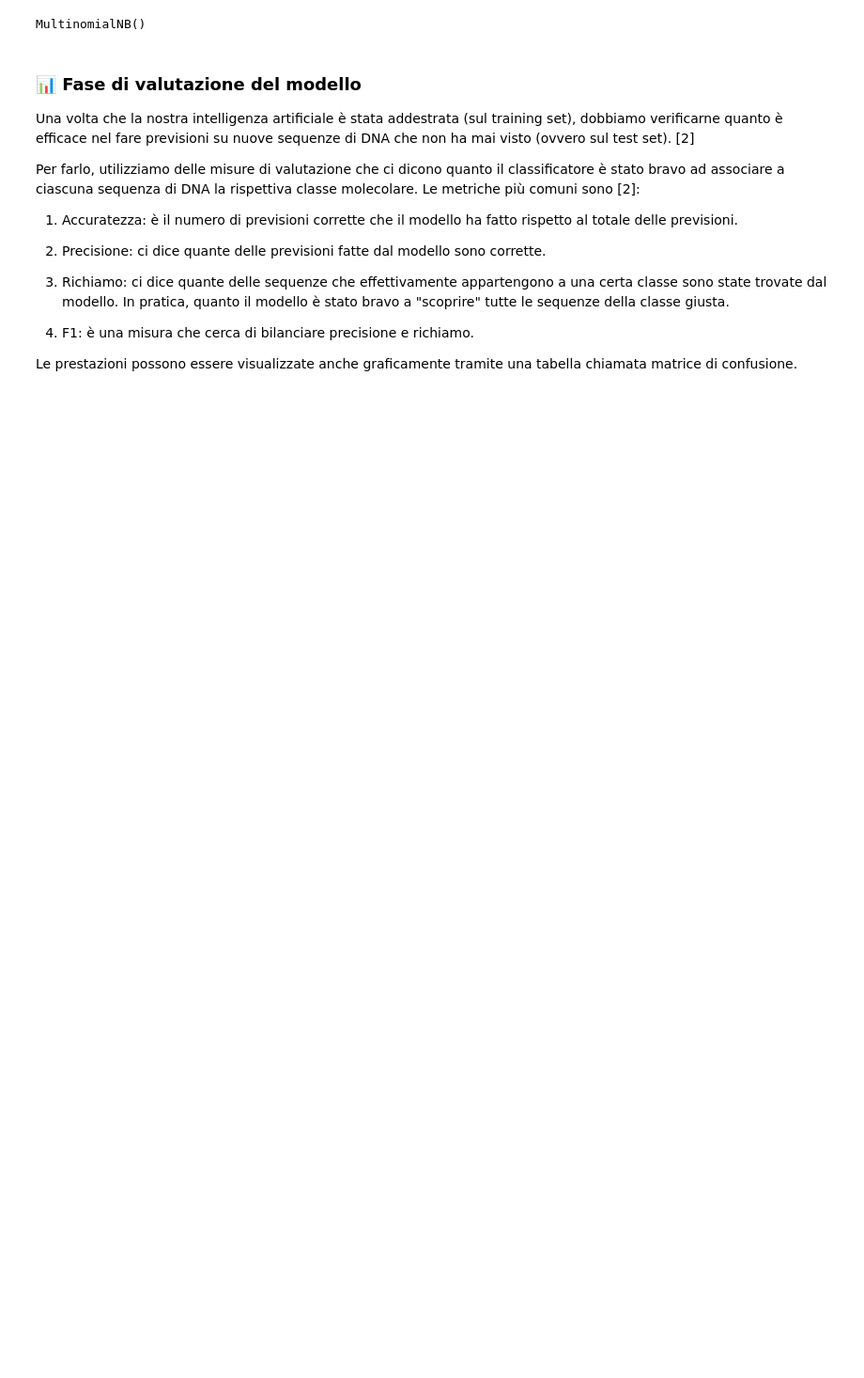
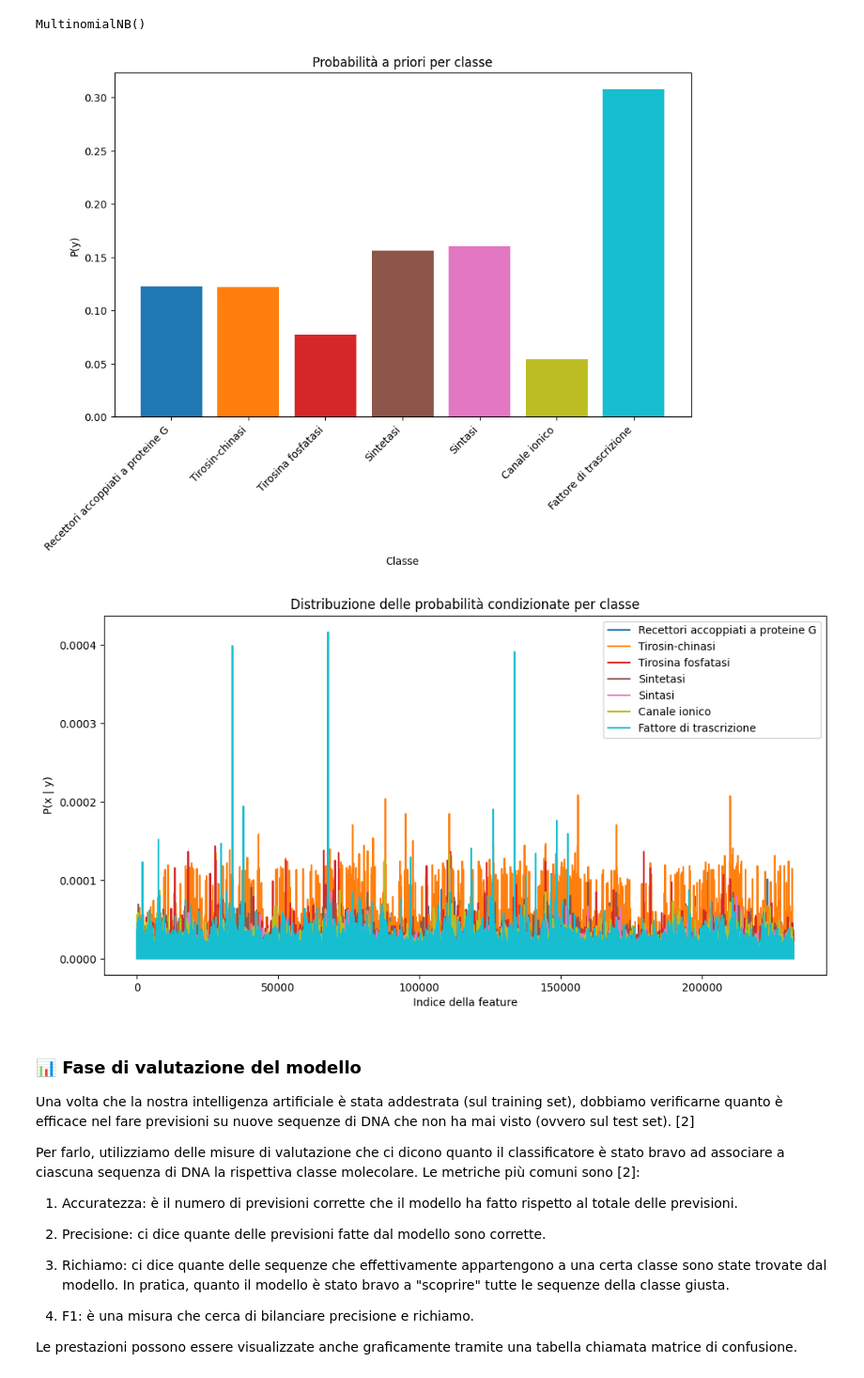
Before and after one commit to alessandroquirile/SequencingDNA, a Jupyter notebook: notebooks/dna-sequencing.ipynb, the cells around one changed output. Shown at 94% size. Cells and saved outputs as stored; diff of their text form; code cells hidden in the pictures; blank space fills up the shorter version.

```diff
--- a/notebooks/dna-sequencing.ipynb
+++ b/notebooks/dna-sequencing.ipynb
@@ -245,21 +250,73 @@ L'intelligenza artificiale che useremo si chiama classificatore Naïve Bayes: è
 # %%
 from sklearn.model_selection import train_test_split
 from sklearn.naive_bayes import MultinomialNB
+import numpy as np
+import seaborn as sns
+import pandas as pd
+import matplotlib.pyplot as plt
 
 # Ottieni gli indici originali
 indices = human_dna.index.to_numpy()
 
 # Dividi il dataset mantenendo gli indici
-x_train, x_test, y_train, y_test, train_indices, test_indices = train_test_split(x, y, indices, test_size=0.2, random_state=42)
+x_train, x_test, y_train, y_test, train_indices, test_indices = train_test_split(
+    x, y, indices, test_size=0.2, random_state=42
+)
 
+# Controllo che gli insiemi siano disgiunti
 if set(train_indices) & set(test_indices):
     raise Exception("Train e test set devono essere disgiunti")
 
-# Addestramento del modello sui dati di training
+# Addestramento del modello Naive Bayes
 classifier = MultinomialNB()
 classifier.fit(x_train, y_train)
 # %% [output]
 MultinomialNB()
+# %%
+import matplotlib.pyplot as plt
+import numpy as np
+
+# Estrai le probabilità a priori delle classi
+prior_probs = np.exp(classifier.class_log_prior_)
+
+# Mappa dei colori per ogni classe (utilizzando la nuova sintassi)
+colors = plt.colormaps['tab10'](np.linspace(0, 1, len(prior_probs)))
+
+# Creazione del grafico a barre per le probabilità a priori
+plt.figure(figsize=(10, 6))
+bars = plt.bar(class_mapping.values(), prior_probs, color=colors)
+
+# Etichette e titolo
+plt.xlabel("Classe")
+plt.ylabel("P(y)")
+plt.title("Probabilità a priori per classe")
+
+# Ruotare le etichette sull'asse delle ascisse
+plt.xticks(rotation=45, ha='right')
+
+# Mostra il grafico
+plt.show()
+
+# Estrai le probabilità condizionate delle feature
+feature_probs = np.exp(classifier.feature_log_prob_)
+
+# Creazione del grafico a linea per le probabilità condizionate
+plt.figure(figsize=(12, 6))
+for i in range(feature_probs.shape[0]):
+    plt.plot(feature_probs[i], label=class_mapping.get(i, f"Classe {i}"), color=colors[i])
+
+# Etichette e titolo
+plt.xlabel("Indice della feature")
+plt.ylabel("P(x | y)")
+plt.title("Distribuzione delle probabilità condizionate per classe")
+plt.legend()
+
+
+# Mostra il grafico
+plt.show()
+# %% [output]
+[figure, added]
+[figure, added]
 # %% [markdown]
 ### 📊 Fase di valutazione del modello
 
```
Also changed, not shown: parts of 7 cells of this notebook, 4 other files.
